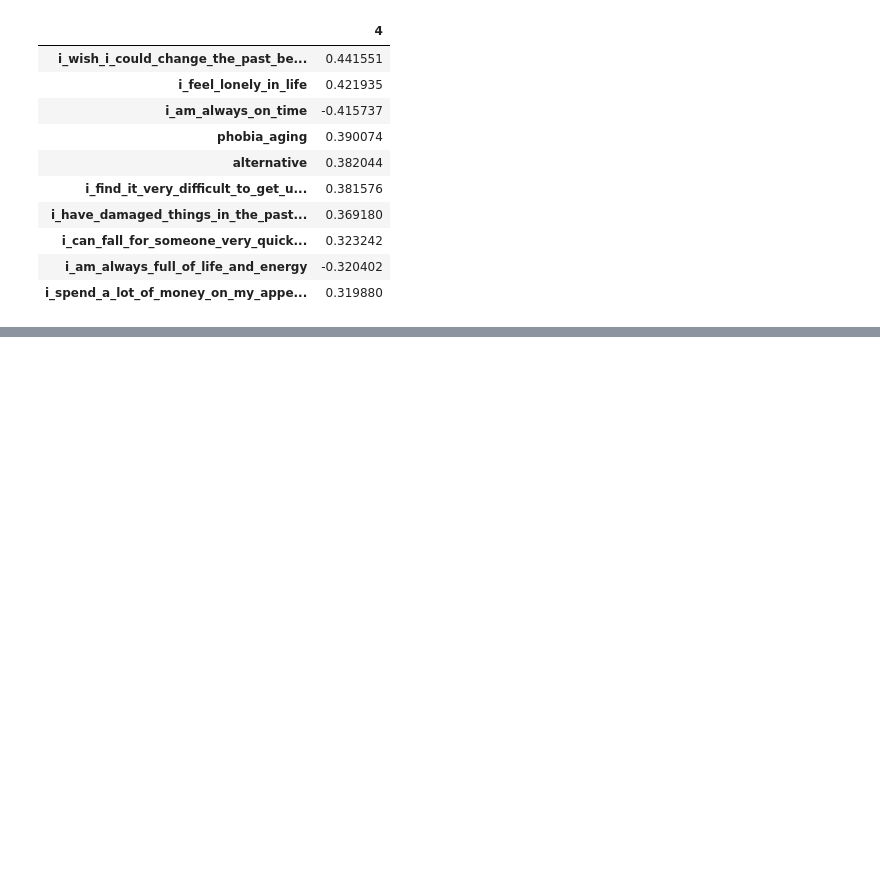
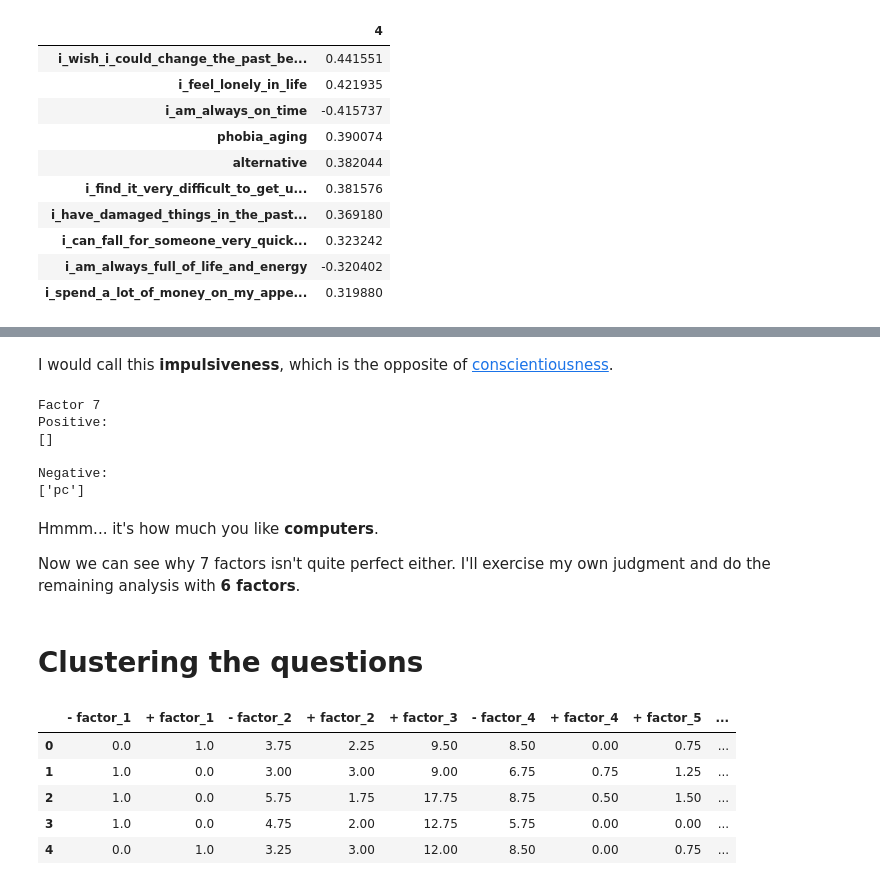
Before and after one commit to vincefav/machine-learning-portfolio, a Jupyter notebook: Factor_analysis.ipynb, the cells around one changed output, grey strips where cells are left out. Drawn from its saved outputs; the diff is of its cells as text; code cells hidden in the pictures; blank space fills up the shorter version.

Commit message:
How to cluster features

```diff
--- a/Factor_analysis.ipynb
+++ b/Factor_analysis.ipynb
@@ -472,0 +402,66 @@ Let's look at an example.
+# %% [markdown]
+I would call this **impulsiveness**, which is the opposite of [conscientiousness](https://en.wikipedia.org/wiki/Conscientiousness).
+# %%
+print_factor(7)
+# %% [output]
+Factor 7
+Positive:
+[]
+
+Negative:
+['pc']
+# %% [markdown]
+Hmmm... it's how much you like **computers**.
+
+Now we can see why 7 factors isn't quite perfect either. I'll exercise my own judgment and do the remaining analysis with **6 factors**.
+# %% [markdown]
+# Clustering the questions
+# %%
+n_comp = 6
+
+factor = FactorAnalysis(n_components=n_comp, random_state=1).fit(data)
+
+# Stick it in a dataframe
+factors = pd.DataFrame(factor.components_,columns=data.columns).T
+
+col_names = []
+for i in range(n_comp):
+    col_names.append('factor_' + str(i + 1))
+factors.columns = col_names
+
+items = []
+for i in col_names:
+    for k, v in zip(factors[i].index, factors[i]):
+        if np.abs(v) > .4:
+            items.append((i,k,v))
+
+factor_dict = defaultdict(list)
+
+for i,k,v in items:
+    if v > 0:
+        factor_dict['+ ' + i].append(k)
+    elif v < 0:
+        factor_dict['- ' + i].append(k)
+# %%
+# We have to make sure each item is scored along the same scale
+from sklearn.preprocessing import MinMaxScaler
+mms = MinMaxScaler()
+cols = data.columns
+data = pd.DataFrame(mms.fit_transform(data))
+data.columns = cols
+
+factors_plus_minus = pd.DataFrame()
+for k, v in factor_dict.items():
+    factors_plus_minus[k] = data[v].sum(axis=1)
+
+# No negative items for 3; we'll add it manually
+factors_plus_minus['- factor_3'] = 0
+
+factors_plus_minus.head()
+# %% [output]
+|  | - factor_1 | + factor_1 | - factor_2 | + factor_2 | + factor_3 | - factor_4 | + factor_4 | + factor_5 | ... |
+| 0 | 0.0 | 1.0 | 3.75 | 2.25 | 9.50 | 8.50 | 0.00 | 0.75 | ... |
+| 1 | 1.0 | 0.0 | 3.00 | 3.00 | 9.00 | 6.75 | 0.75 | 1.25 | ... |
+| 2 | 1.0 | 0.0 | 5.75 | 1.75 | 17.75 | 8.75 | 0.50 | 1.50 | ... |
+| 3 | 1.0 | 0.0 | 4.75 | 2.00 | 12.75 | 5.75 | 0.00 | 0.00 | ... |
+| 4 | 0.0 | 1.0 | 3.25 | 3.00 | 12.00 | 8.50 | 0.00 | 0.75 | ... |
```
Also changed, not shown: parts of 70 cells of this notebook.
